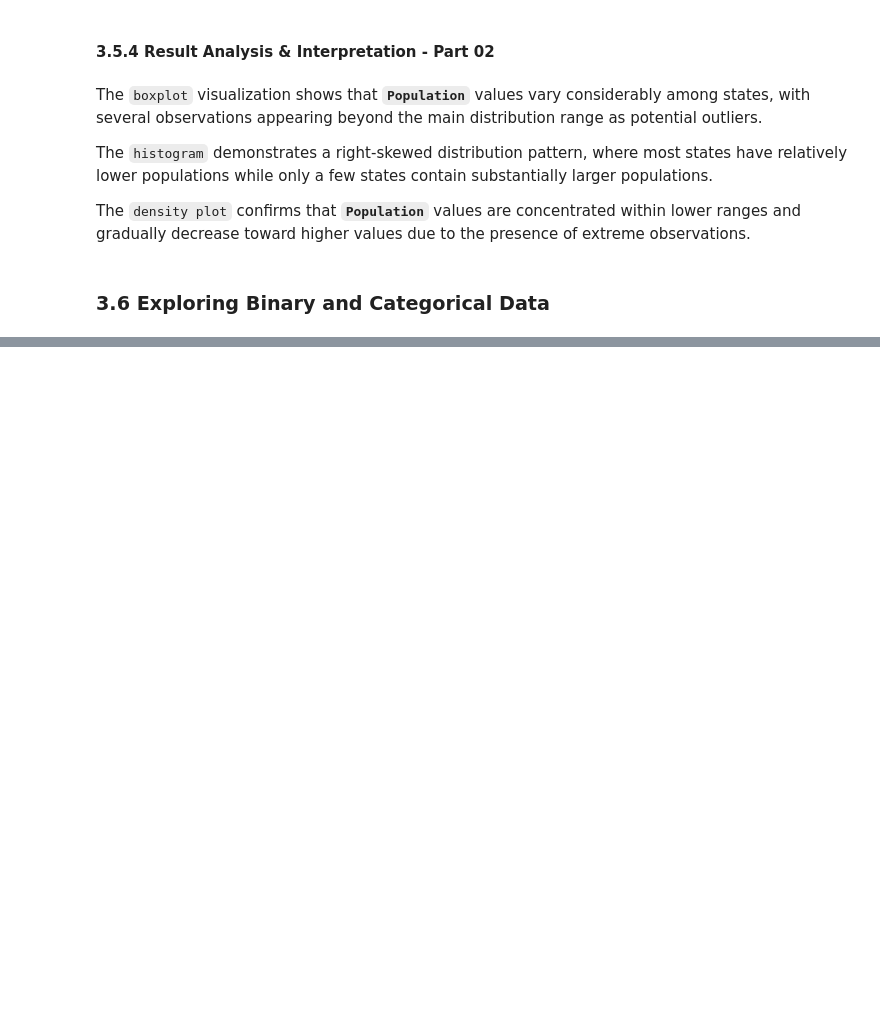
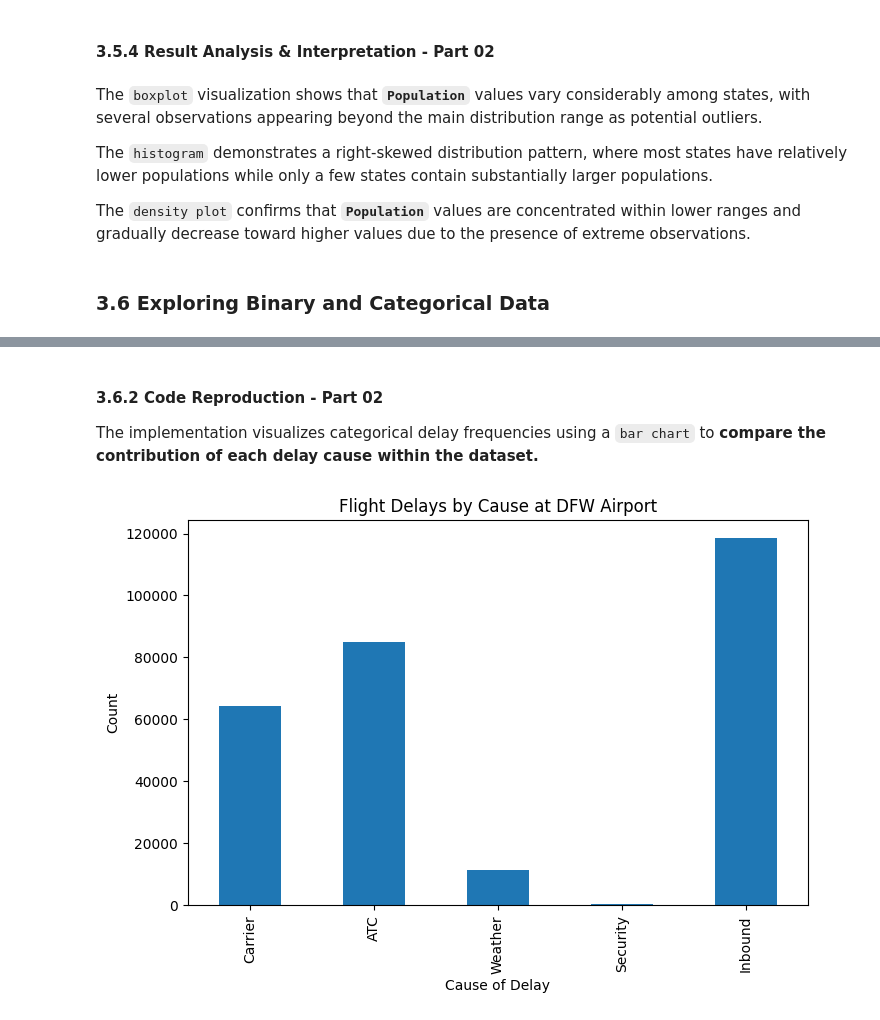
Before and after one commit to kinanpta/Practical-Statistics-for-Data-Scientists, a Jupyter notebook: Chapter01_Exploratory_Data_Analysis.ipynb, the cells around one changed output, grey strips where cells are left out. Drawn from its saved outputs; the diff is of its cells as text; code cells hidden in the pictures; blank space fills up the shorter version.

Commit message:
Update Chapter 01 - Binary and Categorical Data

```diff
--- a/Chapter01_Exploratory_Data_Analysis.ipynb
+++ b/Chapter01_Exploratory_Data_Analysis.ipynb
@@ -472,0 +534,18 @@ The `density plot` confirms that **`Population`** values are concentrated within
+# %% [markdown]
+#### 3.6.2 Code Reproduction - Part 02
+
+The implementation visualizes categorical delay frequencies using a `bar chart` to **compare the contribution of each delay cause within the dataset.**
+# %%
+
+dfw = pd.read_csv("datasets/dfw_airline.csv")
+dfw.transpose().plot.bar(
+    figsize=(8,5),
+    legend=False
+)
+
+plt.xlabel("Cause of Delay")
+plt.ylabel("Count")
+plt.title("Flight Delays by Cause at DFW Airport")
+plt.show()
+# %% [output]
+[figure, added]
```
Also changed, not shown: parts of 9 cells of this notebook.
